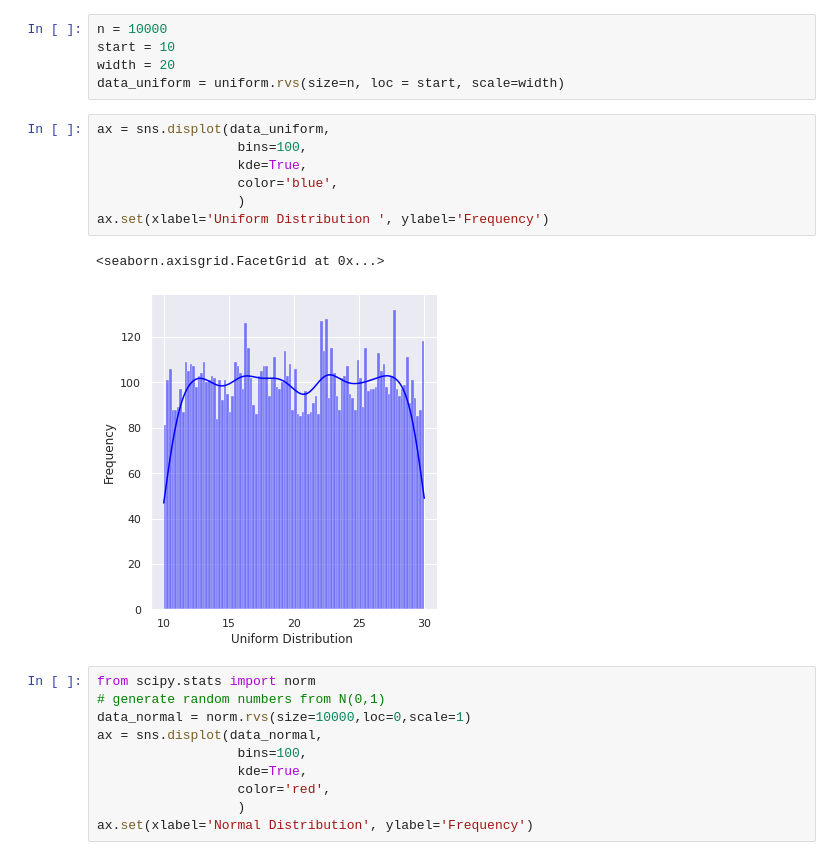
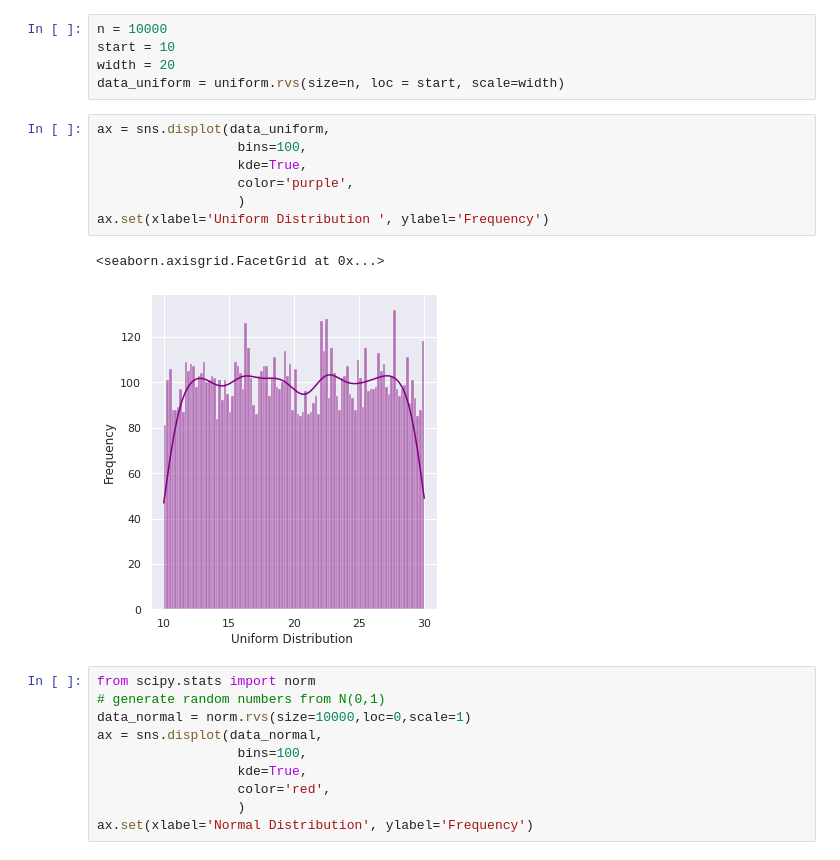
Before and after one commit to Madhu-Mitra/DS, a Jupyter notebook: probability distribution.ipynb, the cells around one changed output. Cells and saved outputs as stored; diff of their text form.

```diff
--- a/probability distribution.ipynb
+++ b/probability distribution.ipynb
@@ -21,13 +21,13 @@ data_uniform = uniform.rvs(size=n, loc = start, scale=width)
 # %%
 ax = sns.displot(data_uniform,
                   bins=100,
                   kde=True,
-                  color='blue',
+                  color='purple',
                   )
 ax.set(xlabel='Uniform Distribution ', ylabel='Frequency')
 # %% [output]
 <seaborn.axisgrid.FacetGrid at 0x...>
-[figure, old version]
+[figure, new version]
 # %%
 from scipy.stats import norm
 # generate random numbers from N(0,1)
```
Also changed, not shown: parts of 2 cells of this notebook.
